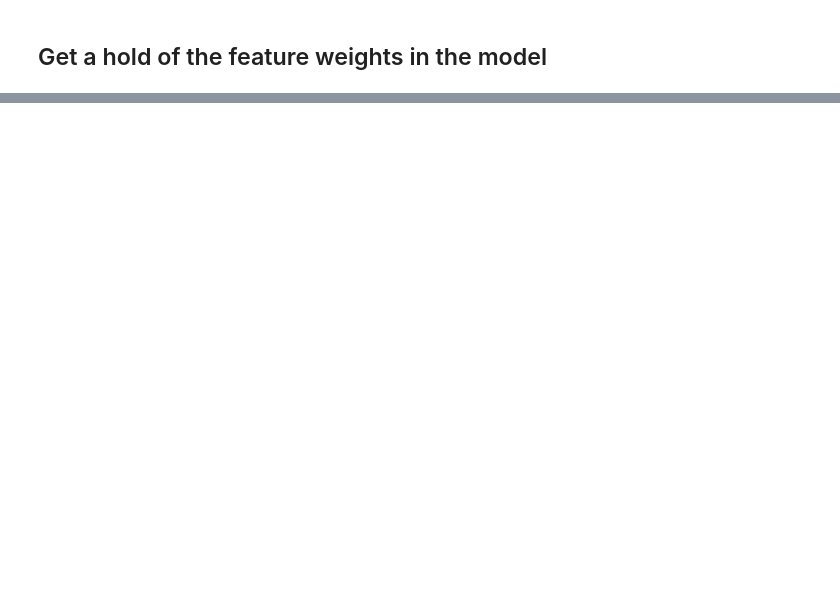
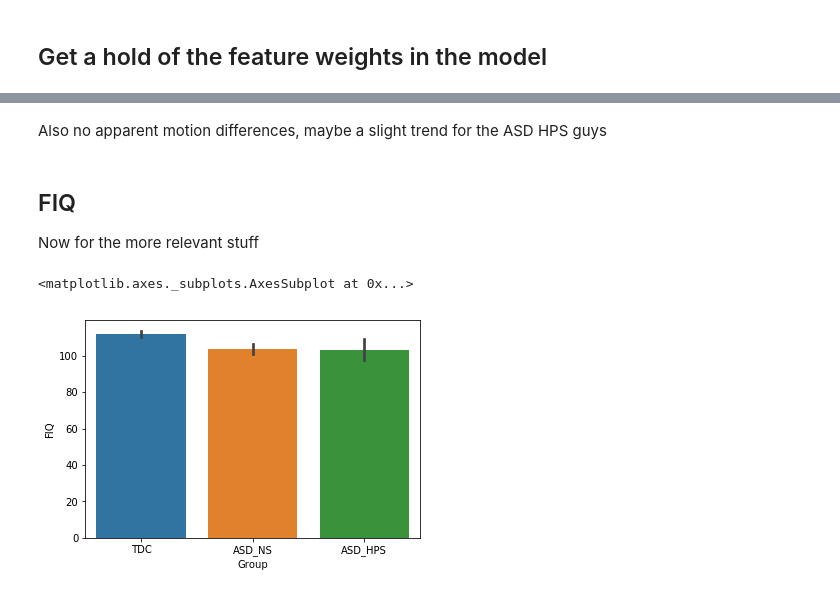
Before and after one commit to surchs/ABIDE_HPS, a Jupyter notebook: Analysis/hps_v2.ipynb, the cells around one changed output, grey strips where cells are left out. Drawn from its saved outputs; the diff is of its cells as text; code cells hidden in the pictures; blank space fills up the shorter version.

```diff
--- a/Analysis/hps_v2.ipynb
+++ b/Analysis/hps_v2.ipynb
@@ -612,0 +323,10 @@ NameError: name 'metrics' is not defined
+# %% [markdown]
+Also no apparent motion differences, maybe a slight trend for the ASD HPS guys
+# %% [markdown]
+## FIQ
+Now for the more relevant stuff
+# %%
+sbn.barplot(x='Group', y='FIQ', data=results)
+# %% [output]
+<matplotlib.axes._subplots.AxesSubplot at 0x...>
+[figure, added]
```
Also changed, not shown: parts of 61 cells of this notebook, 3 other files.
